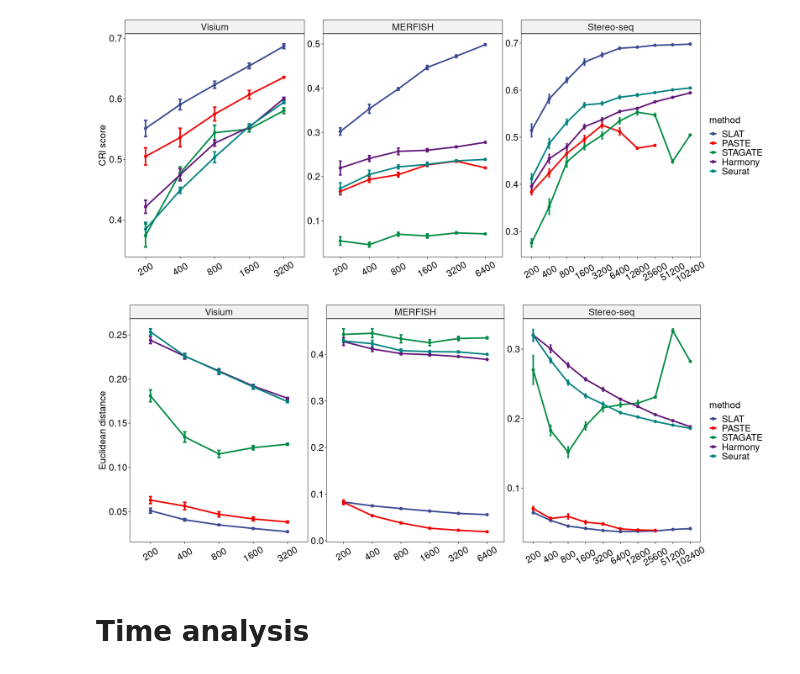
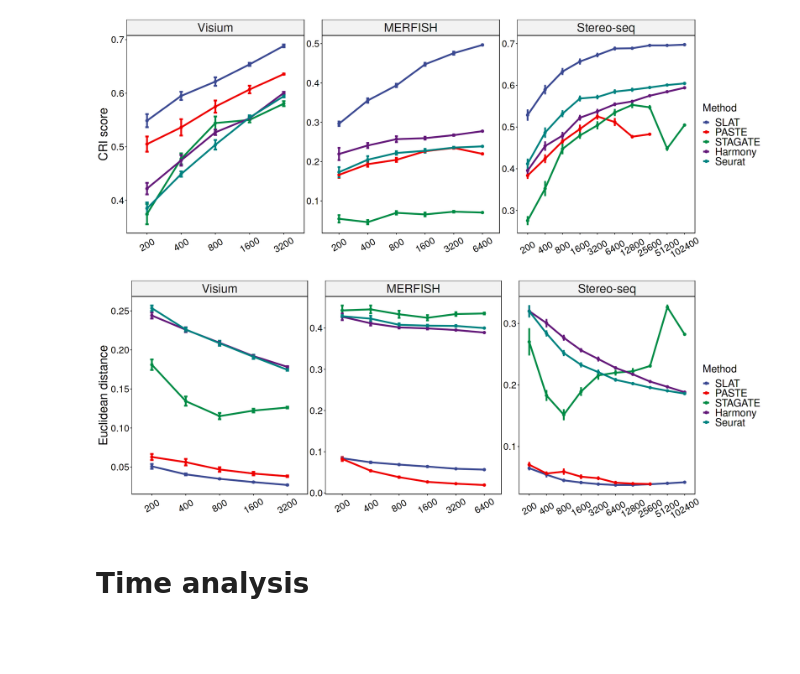
Before and after one commit to gao-lab/SLAT, a Jupyter notebook: benchmark/analysis/scalability_analysis.ipynb, the cells around one changed output. Drawn from its saved outputs; the diff is of its cells as text; code cells hidden in the pictures; blank space fills up the shorter version.

```diff
--- a/benchmark/analysis/scalability_analysis.ipynb
+++ b/benchmark/analysis/scalability_analysis.ipynb
@@ -39,20 +39,20 @@ A tibble: 4 × 10
 | MERFISH | 1600 | 0 | STAGATE | 0.256875 | -50.07500 | 0.39578277 | 0.088750 | 0.27000 | ... |
 # %%
-options(repr.plot.width=20, repr.plot.height=8)
-ggline(data, x="cells", y="global_score", palette='aaas', color="method",
+options(repr.plot.width=22, repr.plot.height=8)
+ggline(data, x="cells", y="global_score", palette='aaas', color="method", legend.title = 'Method',
      add="mean_se", facet.by='dataset', xlab =F, ylab='CRI score',size=1.5, lab.size=10) %>%
-ggpar(legend='right', font.legend=20, font.subtitle=20, font.xtickslab=20, font.ytickslab=20, font.y=20) + facet_wrap(~dataset, scales="free") +
-theme(axis.text.x=element_text(angle=30, vjust=0.5, hjust=0.5), strip.text.x=element_text(size=20))
+ggpar(legend='right', font.legend=24, font.subtitle=24, font.xtickslab=22, font.ytickslab=22, font.y=28) + facet_wrap(~dataset, scales="free") +
+theme(axis.text.x=element_text(angle=30, vjust=0.5, hjust=0.5), strip.text.x=element_text(size=28))
 # %% [output]
-[figure, old version]
+[figure, new version]
 # %%
-options(repr.plot.width=20, repr.plot.height=8)
-ggline(data, x="cells", y="euclidean_dis", palette='aaas', color="method",
+options(repr.plot.width=22, repr.plot.height=8)
+ggline(data, x="cells", y="euclidean_dis", palette='aaas', color="method", legend.title='Method',
      add="mean_se", facet.by='dataset', xlab =F, ylab='Euclidean distance',size=1.5, lab.size=10) %>%
-ggpar(legend='right', font.legend=20, font.subtitle=20, font.xtickslab=20, font.ytickslab=20, font.y=20) + facet_wrap(~dataset, scales="free") +
-theme(axis.text.x=element_text(angle=30, vjust=0.5, hjust=0.5), strip.text.x=element_text(size=20))
+ggpar(legend='right', font.legend=24, font.subtitle=24, font.xtickslab=22, font.ytickslab=22, font.y=28) + facet_wrap(~dataset, scales="free") +
+theme(axis.text.x=element_text(angle=30, vjust=0.5, hjust=0.5), strip.text.x=element_text(size=28))
 # %% [output]
-[figure, old version]
+[figure, new version]
 # %% [markdown]
 # Time analysis
 # %%
```
Also changed, not shown: parts of 8 cells of this notebook, 25 other files.
